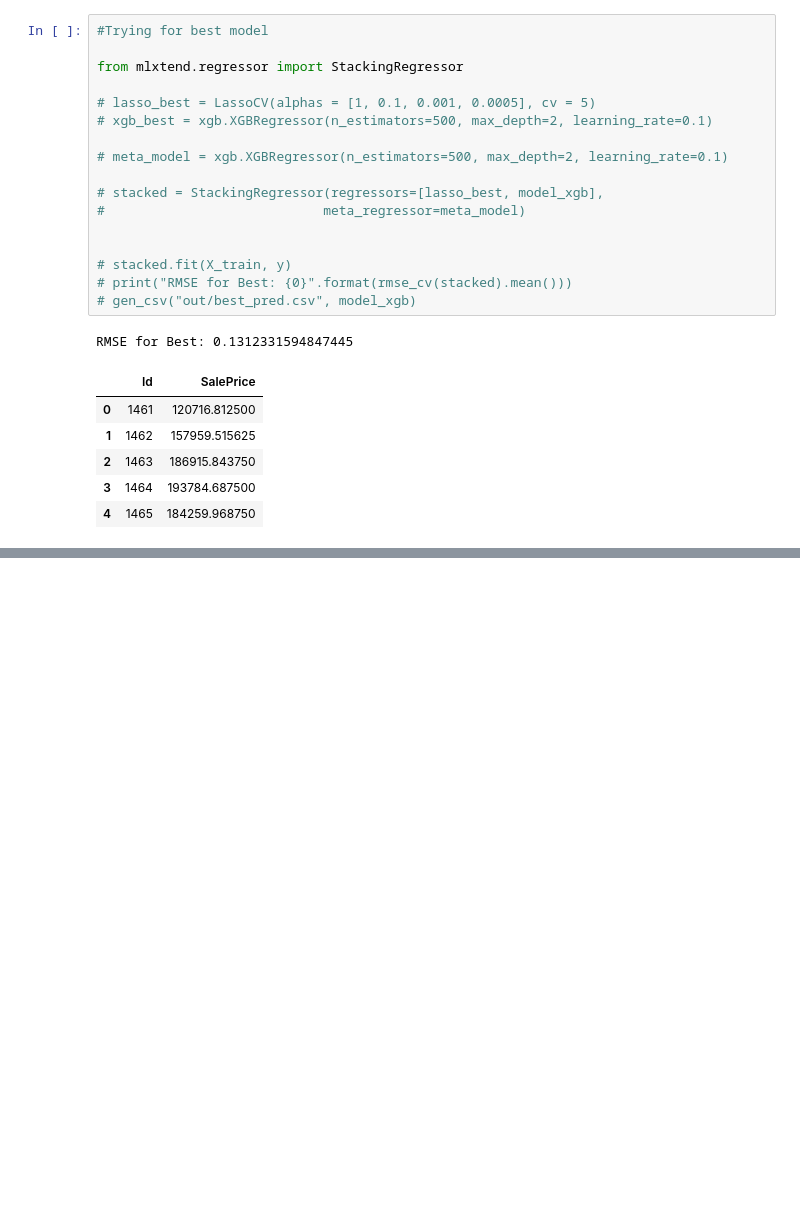
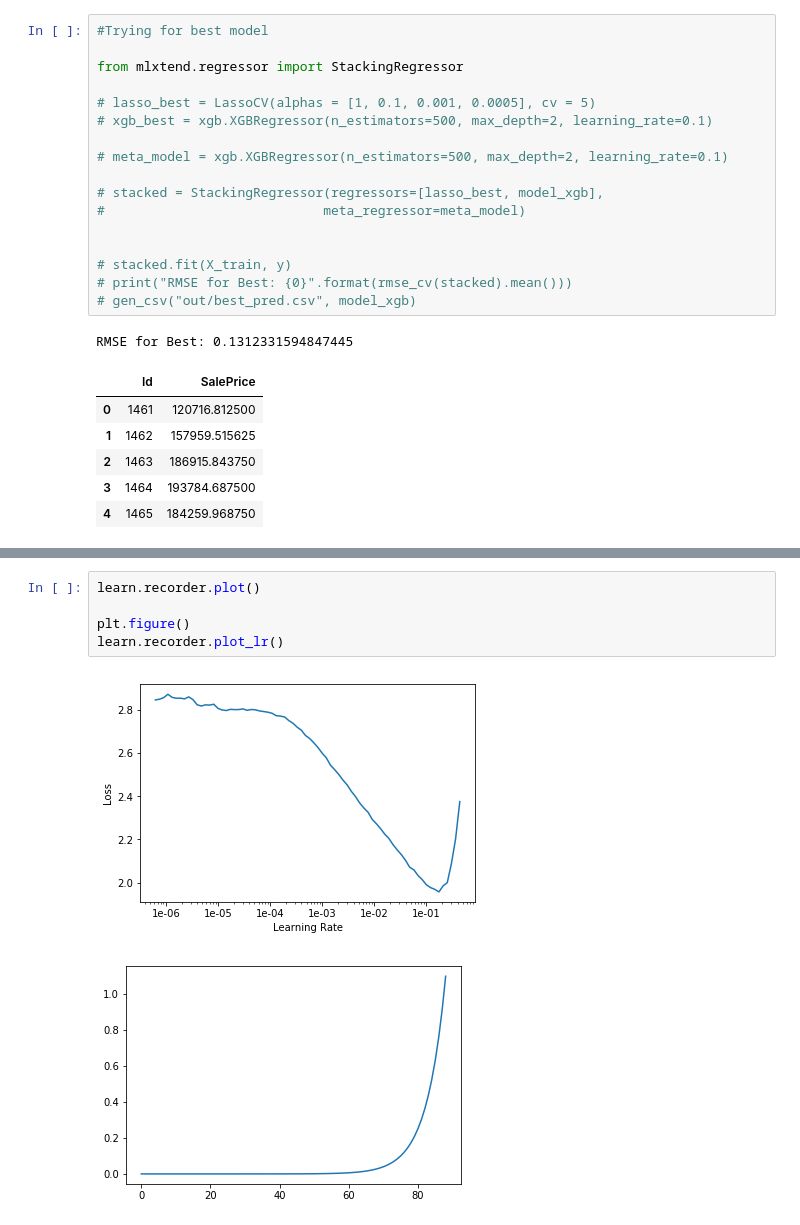
Before and after one commit to srinjoym/EE460J-Lab3, a Jupyter notebook: Lab3-Compiled.ipynb, the cells around one changed output, grey strips where cells are left out. Cells and saved outputs as stored; diff of their text form; blank space fills up the shorter version.

```diff
--- a/Lab 3.ipynb
+++ b/Lab3-Compiled.ipynb
@@ -234,0 +263,8 @@ RMSE for Best: 0.1312331594847445
+# %%
+learn.recorder.plot()
+
+plt.figure()
+learn.recorder.plot_lr()
+# %% [output]
+[figure, added]
+[figure, added]
```
Also changed, not shown: parts of 12 cells of this notebook, 1 other file.
